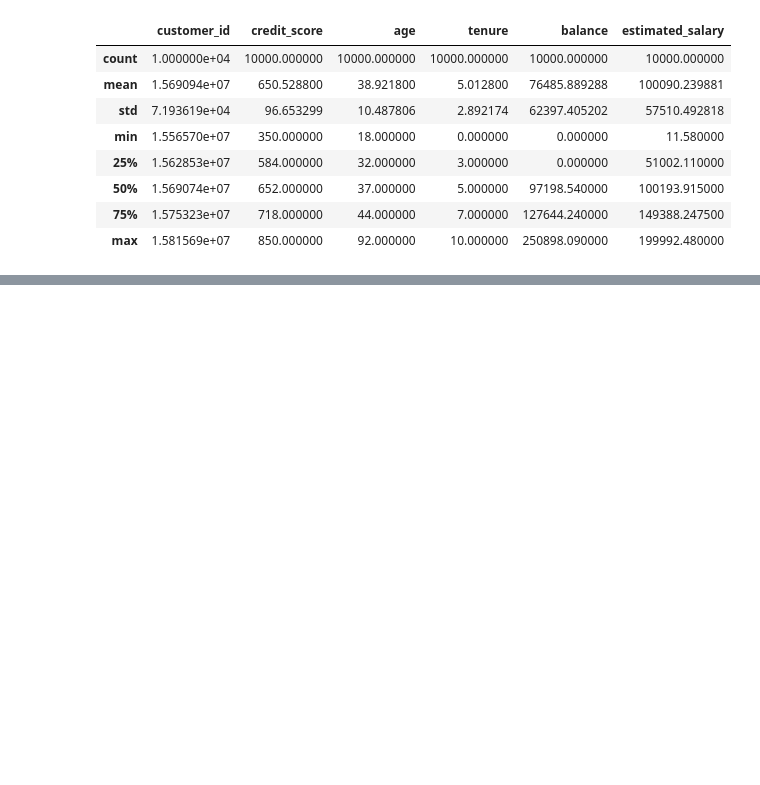
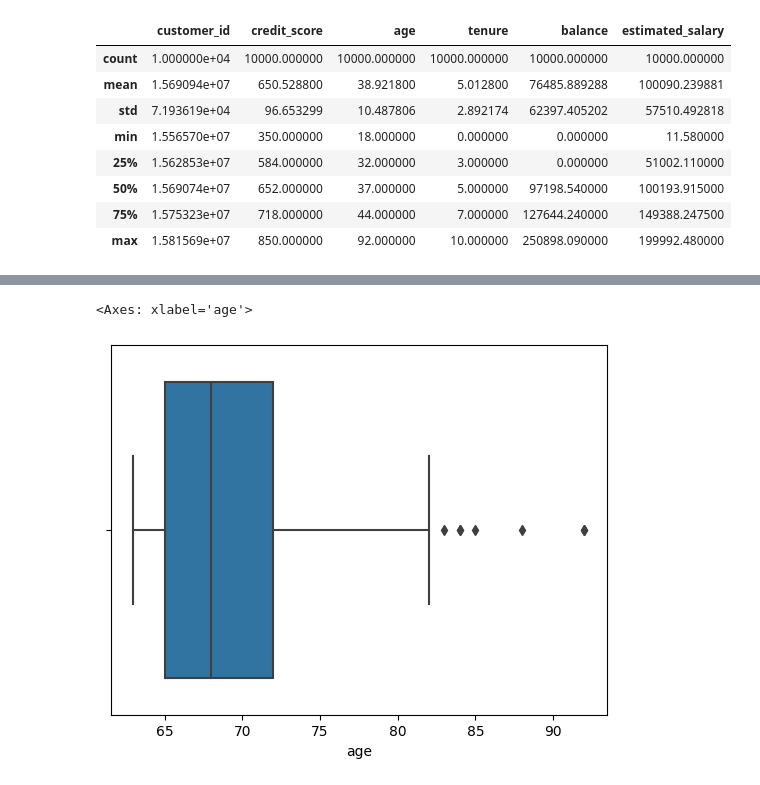
Before and after one commit to Shweta-singh-davv/python-data-science, a Jupyter notebook: bank_customer_churn.ipynb, the cells around one changed output, grey strips where cells are left out. Drawn from its saved outputs; the diff is of its cells as text; code cells hidden in the pictures; blank space fills up the shorter version.

```diff
--- a/bank_customer_churn.ipynb
+++ b/bank_customer_churn.ipynb
@@ -103,0 +158,4 @@ bank_customer.describe()
+# %%
+customer_age_anamoly=bank_customer[bank_customer.age>62].sort_values(by=['age'])
+customer_age_anamoly
+# out of 10,000 customers, 359 customers are above 62
@@ -103,0 +176,6 @@ bank_customer.describe()
+# %%
+sns.boxplot(x='age',data=customer_age_anamoly)
+# in this age group as well, approx 75% of customers are below 72 age
+# %% [output]
+<Axes: xlabel='age'>
+[figure, added]
```
Also changed, not shown: parts of 7 cells of this notebook.
